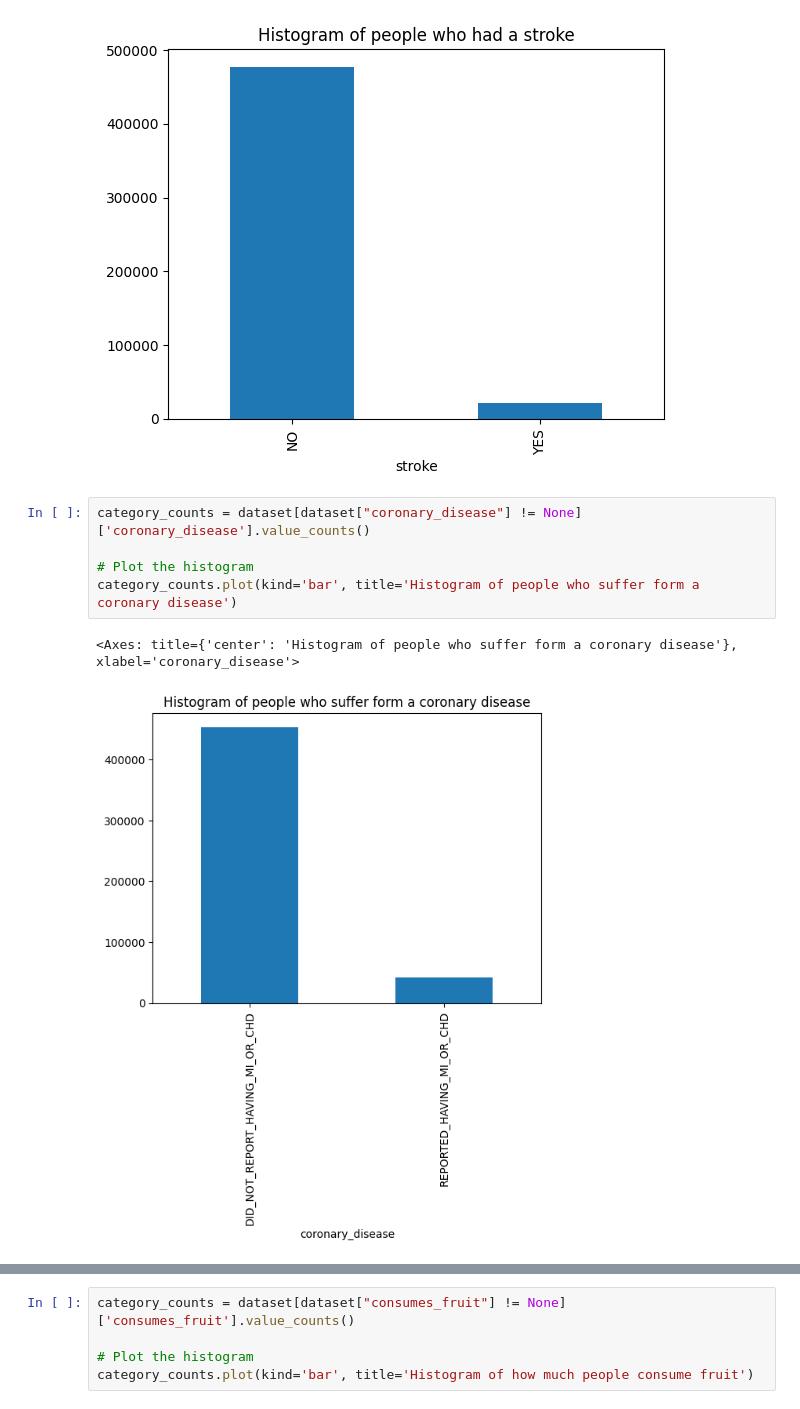
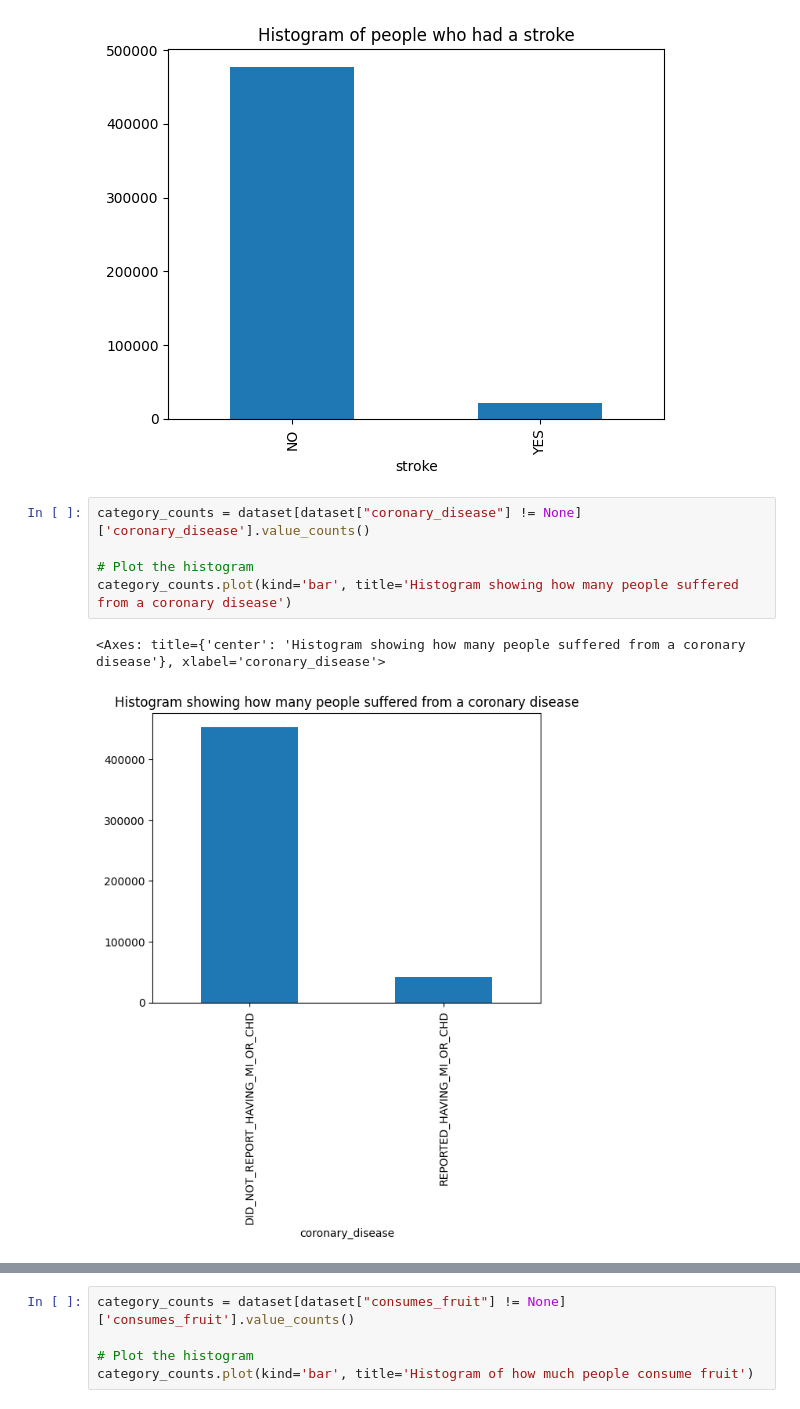
Before and after one commit to ralisv/IB031-Diabetes, a Jupyter notebook: solution_veronika.ipynb, the cells around one changed output, grey strips where cells are left out. Cells and saved outputs as stored; diff of their text form.

```diff
--- a/solution_veronika.ipynb
+++ b/solution_veronika.ipynb
@@ -151,11 +151,11 @@ category_counts.plot(kind='bar', title='Histogram of people who had a stroke')
 # %%
 category_counts = dataset[dataset["coronary_disease"] != None]['coronary_disease'].value_counts()
 
 # Plot the histogram
-category_counts.plot(kind='bar', title='Histogram of people who suffer form a coronary disease')
+category_counts.plot(kind='bar', title='Histogram showing how many people suffered from a coronary disease')
 # %% [output]
-<Axes: title={'center': 'Histogram of people who suffer form a coronary disease'}, xlabel='coronary_disease'>
+<Axes: title={'center': 'Histogram showing how many people suffered from a coronary disease'}, xlabel='coronary_disease'>
-[figure, old version]
+[figure, new version]
 # %%
 category_counts = dataset[dataset["exercise"] != None]['exercise'].value_counts()
 
```
Also changed, not shown: parts of 11 cells of this notebook, 1 other file.
